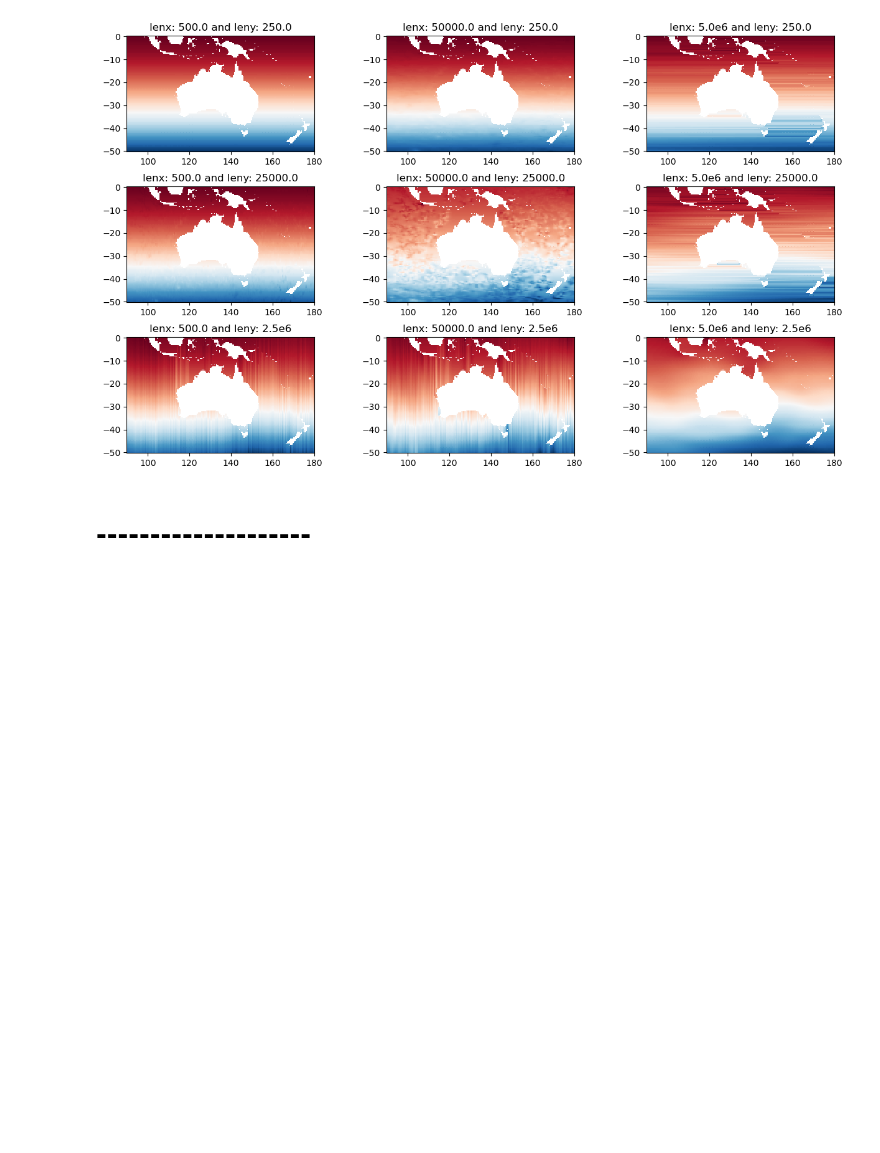
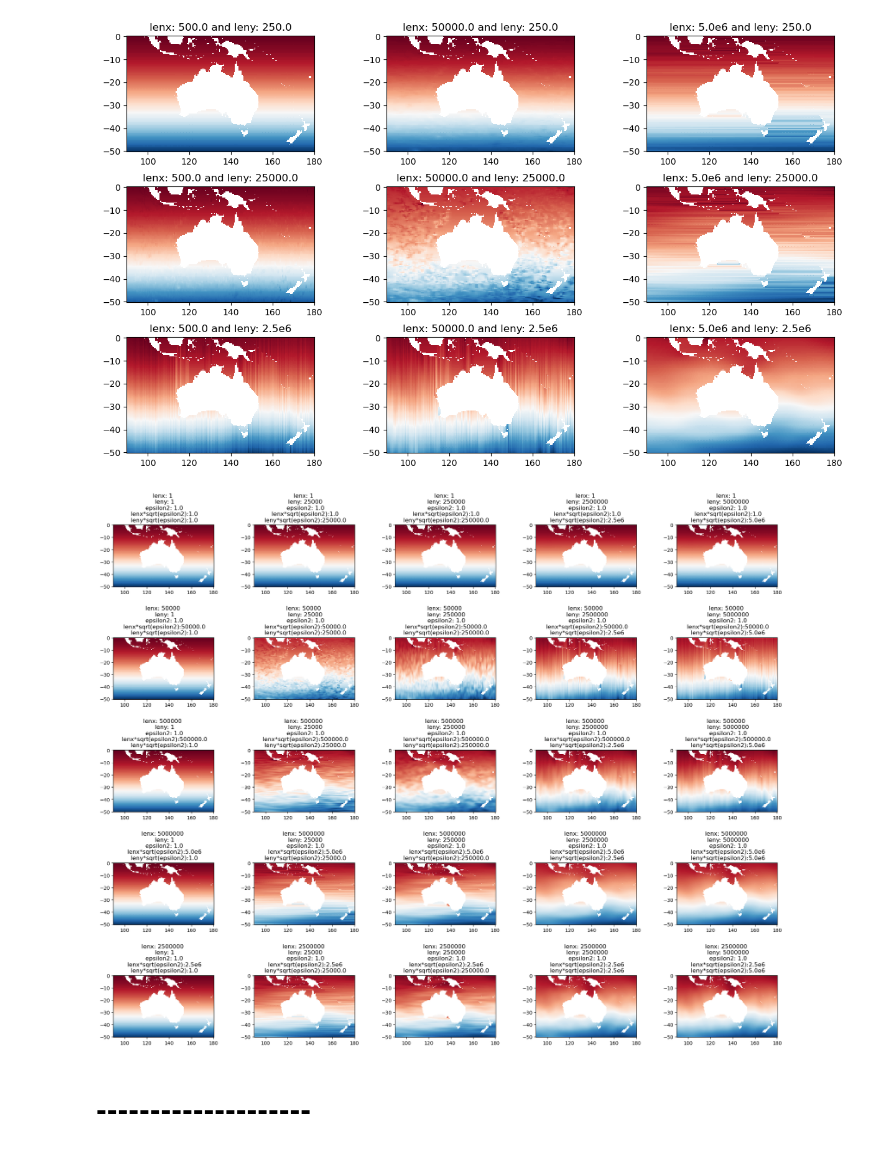
Before and after one commit to CARSv2/cars-v2, a Jupyter notebook: notebooks/parameter_sandbox.ipynb, the cells around one changed output. Cells and saved outputs as stored; diff of their text form; code cells hidden in the pictures; blank space fills up the shorter version.

Commit message:
getting basic loop & plot machinery going

```diff
--- a/notebooks/parameter_sandbox.ipynb
+++ b/notebooks/parameter_sandbox.ipynb
@@ -350,6 +350,30 @@ for i=1:3
 end
 # %% [output]
 [figure]
+# %%
+fig = figure(figsize=(10, 8))
+subplots_adjust(left = 0.1, bottom = 0.1, right = 2, top = 2, wspace = .4, hspace = .4)
+lenxs = [1,50000,500000,5000000,2500000]
+lenys = [1,25000,250000,2500000,5000000]
+num_cols=length(lenys)
+num_rows=length(lenxs)
+for i=1:num_cols
+    for j=1:num_cols
+        lenx=lenxs[i]
+        leny=lenys[j]
+        epsilon2=1.0
+        multix = lenx*sqrt(epsilon2)
+        multiy = leny*sqrt(epsilon2)
+        #@show i,j,len*sqrt(epsilon2),len,epsilon2
+        fi, s = DIVAndrun(mask,(pm,pn),(xi,yi),(longitude.+360,latitude),temperature_residual,(lenx,leny),epsilon2);
+        ax = subplot(num_rows,num_cols,(i - 1) * num_cols + j)
+        pcolor(xi,yi,fi.+model(yi,fit_temperature_to_latitude.param),cmap="RdBu_r");
+        gca().set_aspect(1/cos(mean([ylim()...]) * pi/180))
+        title("lenx: $lenx \n leny: $leny\n epsilon2: $epsilon2\n lenx*sqrt(epsilon2):$multix\n leny*sqrt(epsilon2):$multiy")
+    end
+end
+# %% [output]
+[figure, added]
 # %% [markdown]
 # --------------------
 # %%
```
